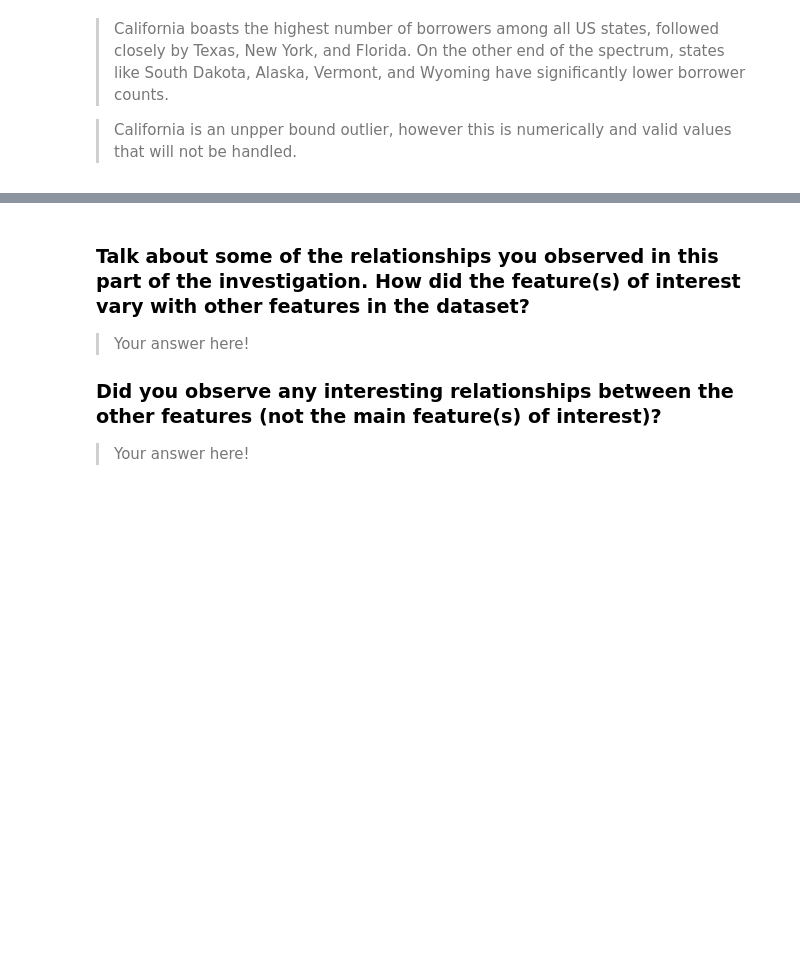
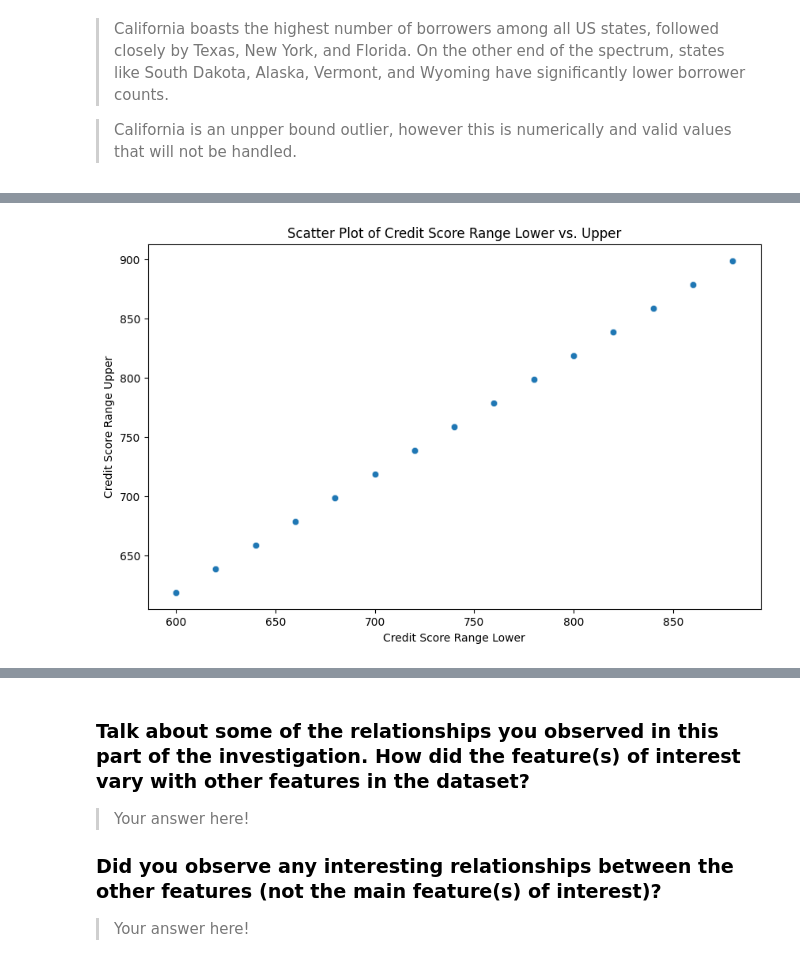
Before and after one commit to sondosaabed/Prosper-Loan-Analysis, a Jupyter notebook: Part_I_exploration.ipynb, the cells around one changed output, grey strips where cells are left out. Drawn from its saved outputs; the diff is of its cells as text; code cells hidden in the pictures; blank space fills up the shorter version.

```diff
--- a/Part_I_exploration.ipynb
+++ b/Part_I_exploration.ipynb
@@ -521,0 +581,9 @@ plt.xticks(rotation = 45);
+# %%
+plt.figure(figsize=(10, 6))
+sns.scatterplot(data=credit_borrower_df, x='CreditScoreRangeLower', y='CreditScoreRangeUpper', alpha=0.6)
+plt.title('Scatter Plot of Credit Score Range Lower vs. Upper')
+plt.xlabel('Credit Score Range Lower')
+plt.ylabel('Credit Score Range Upper')
+plt.show()
+# %% [output]
+[figure, added]
```
Also changed, not shown: parts of 20 cells of this notebook.
